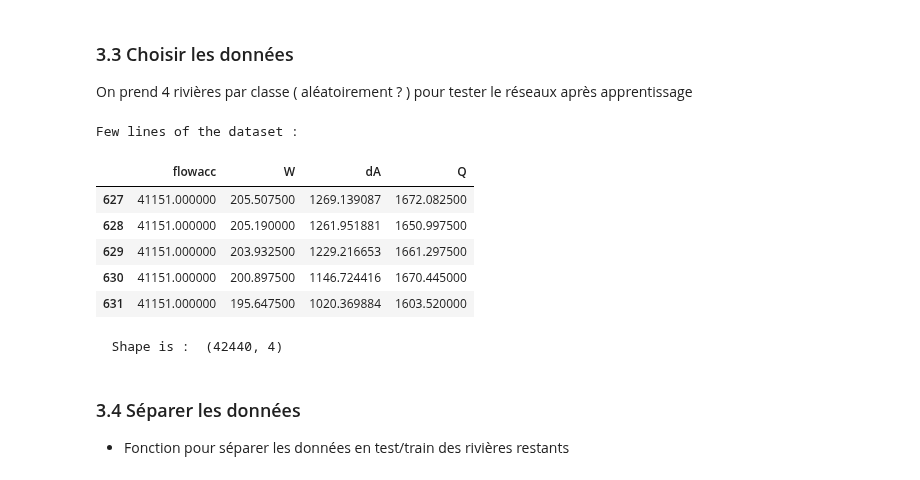
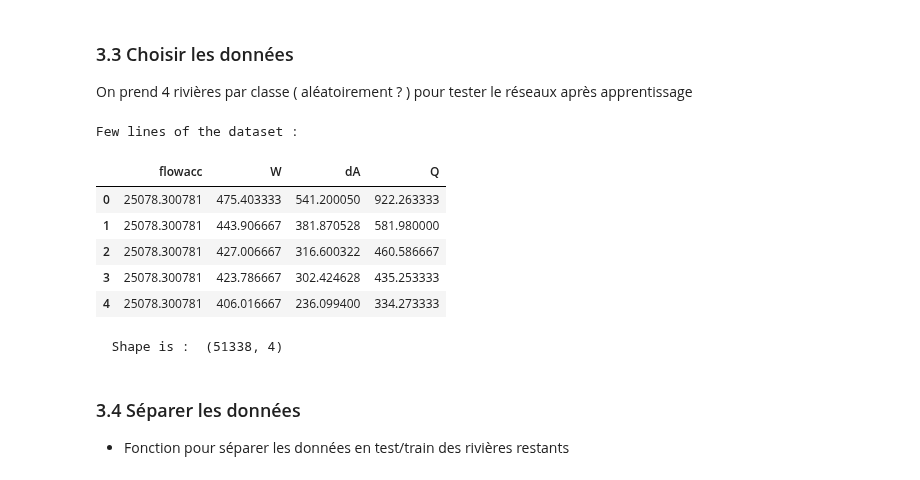
Before and after one commit to scastets/Projet4MA_Hydrologie, a Jupyter notebook: Notebooks/Apprentissage_ANN_Pepsi_New.ipynb, the cells around one changed output. Cells and saved outputs as stored; diff of their text form; code cells hidden in the pictures.

```diff
--- a/Notebooks/Apprentissage_ANN_Pepsi_New.ipynb
+++ b/Notebooks/Apprentissage_ANN_Pepsi_New.ipynb
@@ -152,19 +152,19 @@ data_river = data_river[~data_river.river.isin(river_validation)]
 # %%
 to_drop = ['U','Fr','alpha','beta','Abar','A0','K',
         'S','A','height','meandwave','sinuosity','lon','lat','reach','day','river']
-data_river = data_river.drop(to_drop,axis=1)
-data_validation = data_validation.drop(to_drop,axis=1)
-display(data_river.head(5).style.set_caption("Few lines of the dataset :"))
-print('  Shape is : ', data_river.shape)
+data_riverF = data_river3.drop(to_drop,axis=1)
+#data_validation = data_validation.drop(to_drop,axis=1)
+display(data_riverF.head(5).style.set_caption("Few lines of the dataset :"))
+print('  Shape is : ', data_riverF.shape)
 # %% [output]
 Few lines of the dataset :
 |  | flowacc | W | dA | Q |
-| 627 | 41151.000000 | 205.507500 | 1269.139087 | 1672.082500 |
-| 628 | 41151.000000 | 205.190000 | 1261.951881 | 1650.997500 |
-| 629 | 41151.000000 | 203.932500 | 1229.216653 | 1661.297500 |
-| 630 | 41151.000000 | 200.897500 | 1146.724416 | 1670.445000 |
-| 631 | 41151.000000 | 195.647500 | 1020.369884 | 1603.520000 |
+| 0 | 25078.300781 | 475.403333 | 541.200050 | 922.263333 |
+| 1 | 25078.300781 | 443.906667 | 381.870528 | 581.980000 |
+| 2 | 25078.300781 | 427.006667 | 316.600322 | 460.586667 |
+| 3 | 25078.300781 | 423.786667 | 302.424628 | 435.253333 |
+| 4 | 25078.300781 | 406.016667 | 236.099400 | 334.273333 |
-  Shape is :  (42440, 4)
+  Shape is :  (51338, 4)
 # %% [markdown]
 ### 3.4 Séparer les données
 
```
Also changed, not shown: parts of 9 cells of this notebook.
